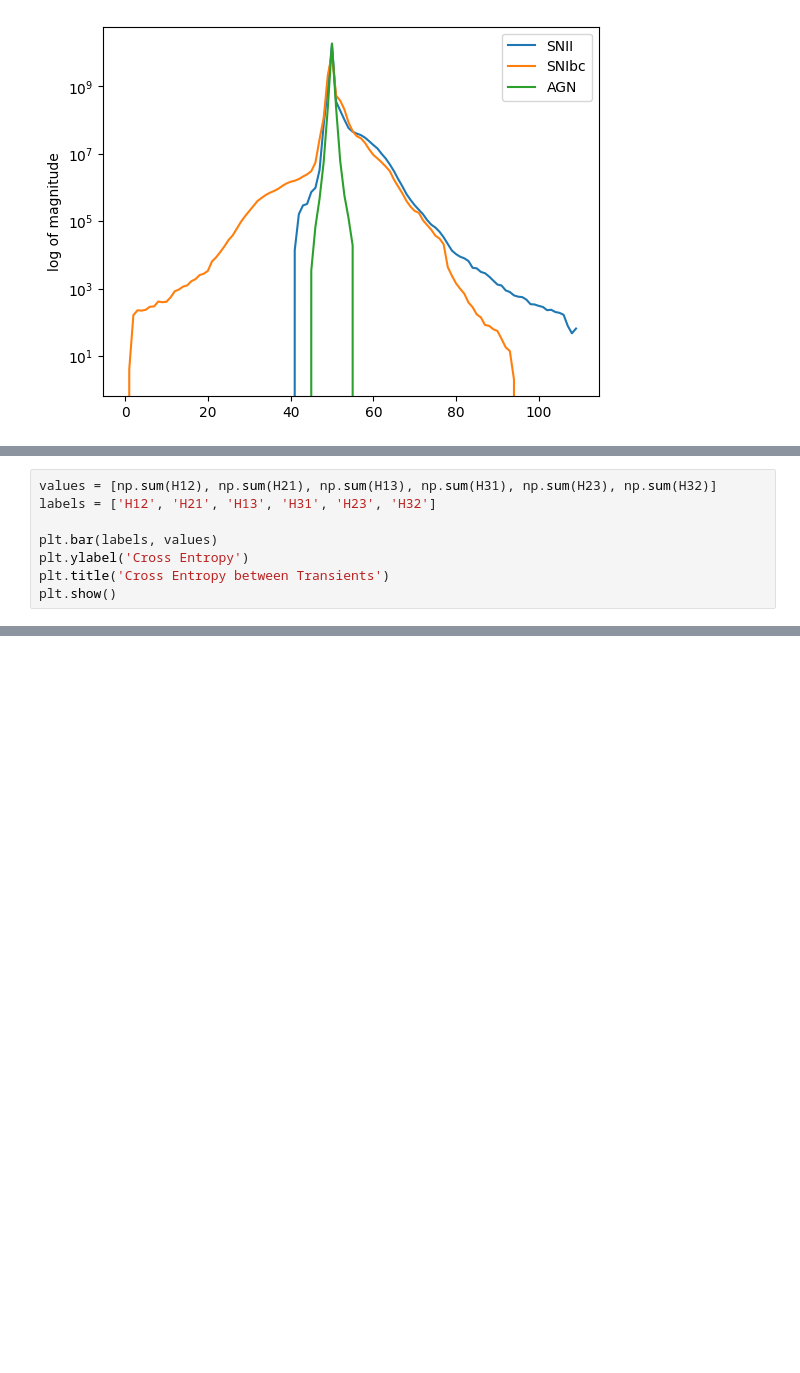
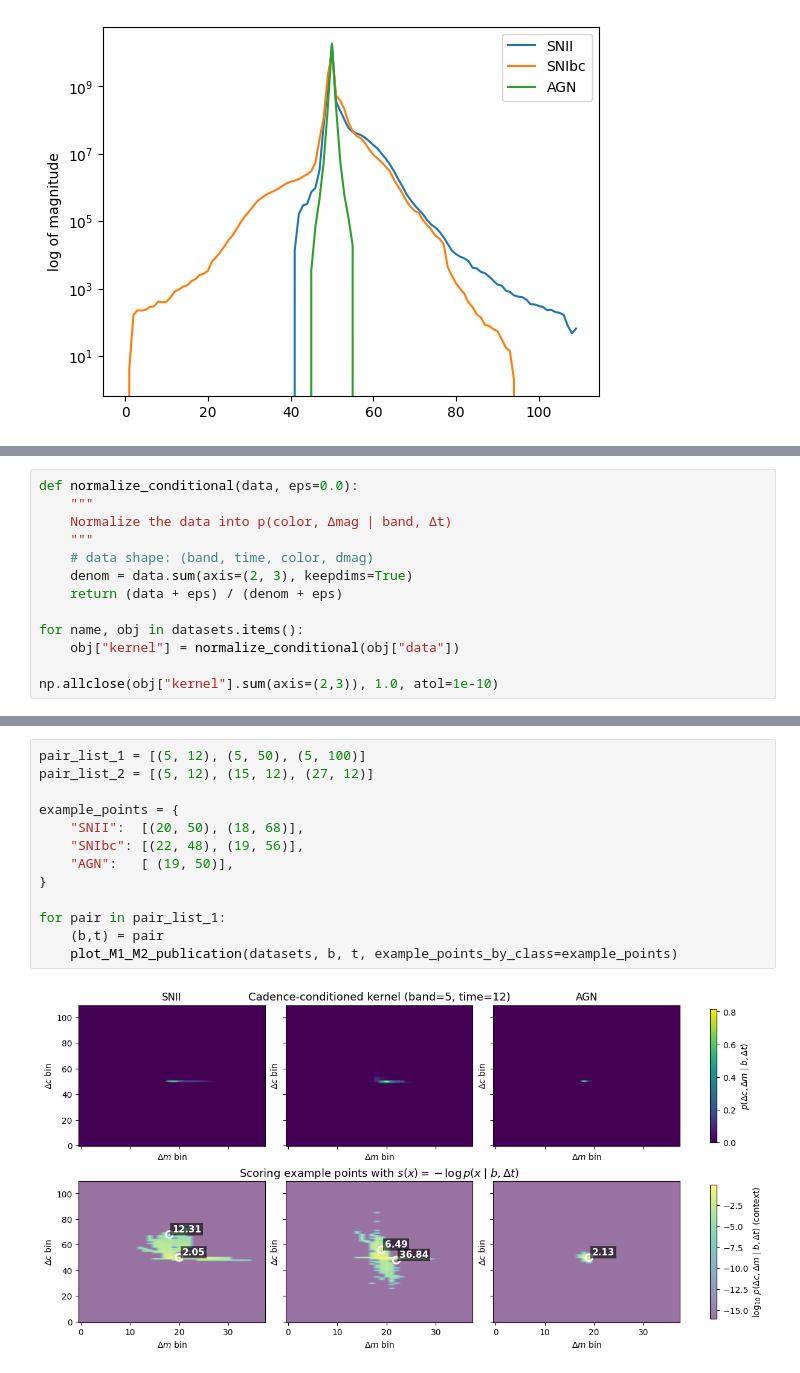
Before and after one commit to Rachel-0420/Cross-Entropy-Fast-Transient, a Jupyter notebook: cross_entropy_btw_supernovae.ipynb, the cells around one changed output, grey strips where cells are left out. Drawn from its saved outputs; the diff is of its cells as text; blank space fills up the shorter version.

```diff
--- a/cross_entropy_btw_supernovae.ipynb
+++ b/cross_entropy_btw_supernovae.ipynb
@@ -731,8 +334,0 @@ H32 = - AGN["data"] * np.log(SNIbc["data"])
-# %%
-values = [np.sum(H12), np.sum(H21), np.sum(H13), np.sum(H31), np.sum(H23), np.sum(H32)]
-labels = ['H12', 'H21', 'H13', 'H31', 'H23', 'H32']
-
-plt.bar(labels, values)
-plt.ylabel('Cross Entropy')
-plt.title('Cross Entropy between Transients')
-plt.show()
@@ -740,0 +335,13 @@ plt.show()
+# %%
+def normalize_conditional(data, eps=0.0):
+    """
+    Normalize the data into p(color, Δmag | band, Δt)
+    """
+    # data shape: (band, time, color, dmag)
+    denom = data.sum(axis=(2, 3), keepdims=True)
+    return (data + eps) / (denom + eps)
+
+for name, obj in datasets.items():
+    obj["kernel"] = normalize_conditional(obj["data"])
+
+np.allclose(obj["kernel"].sum(axis=(2,3)), 1.0, atol=1e-10)
@@ -740,0 +616,15 @@ plt.show()
+# %%
+pair_list_1 = [(5, 12), (5, 50), (5, 100)]
+pair_list_2 = [(5, 12), (15, 12), (27, 12)]
+
+example_points = {
+    "SNII":  [(20, 50), (18, 68)],
+    "SNIbc": [(22, 48), (19, 56)],
+    "AGN":   [ (19, 50)],
+}
+
+for pair in pair_list_1:
+    (b,t) = pair
+    plot_M1_M2_publication(datasets, b, t, example_points_by_class=example_points)
+# %% [output]
+[figure, added]
```
Also changed, not shown: parts of 41 cells of this notebook, 1 other file.
